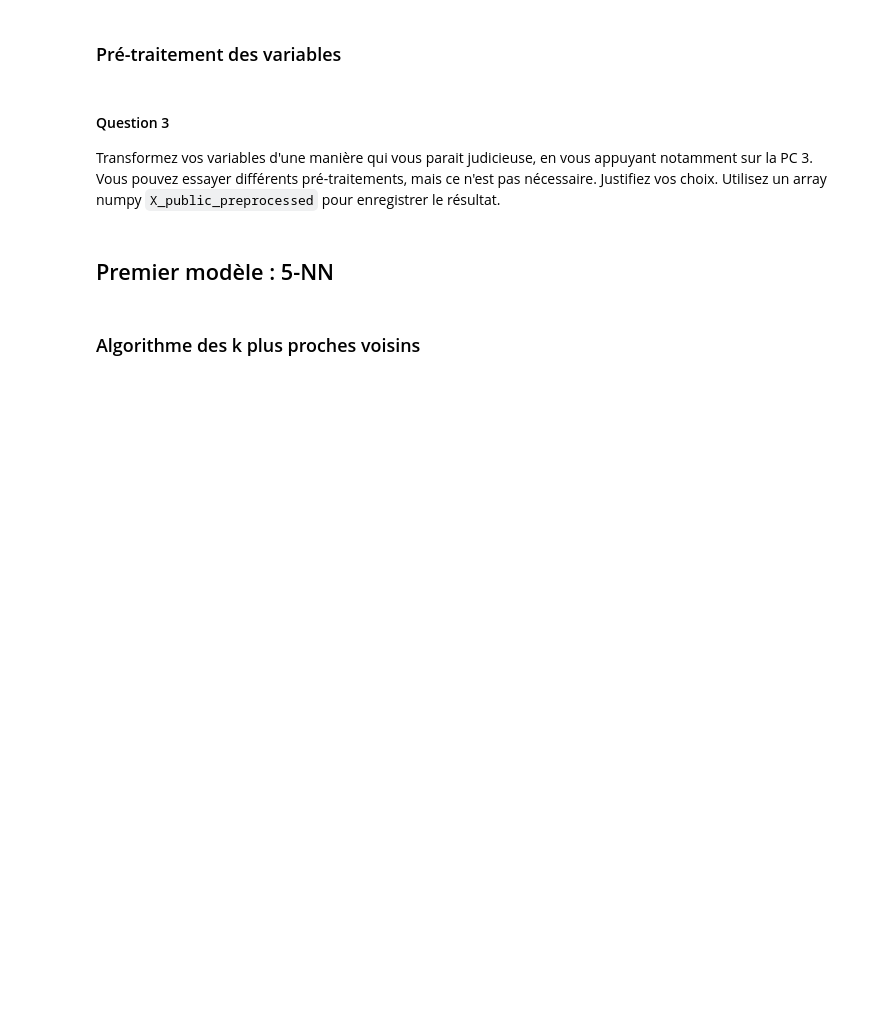
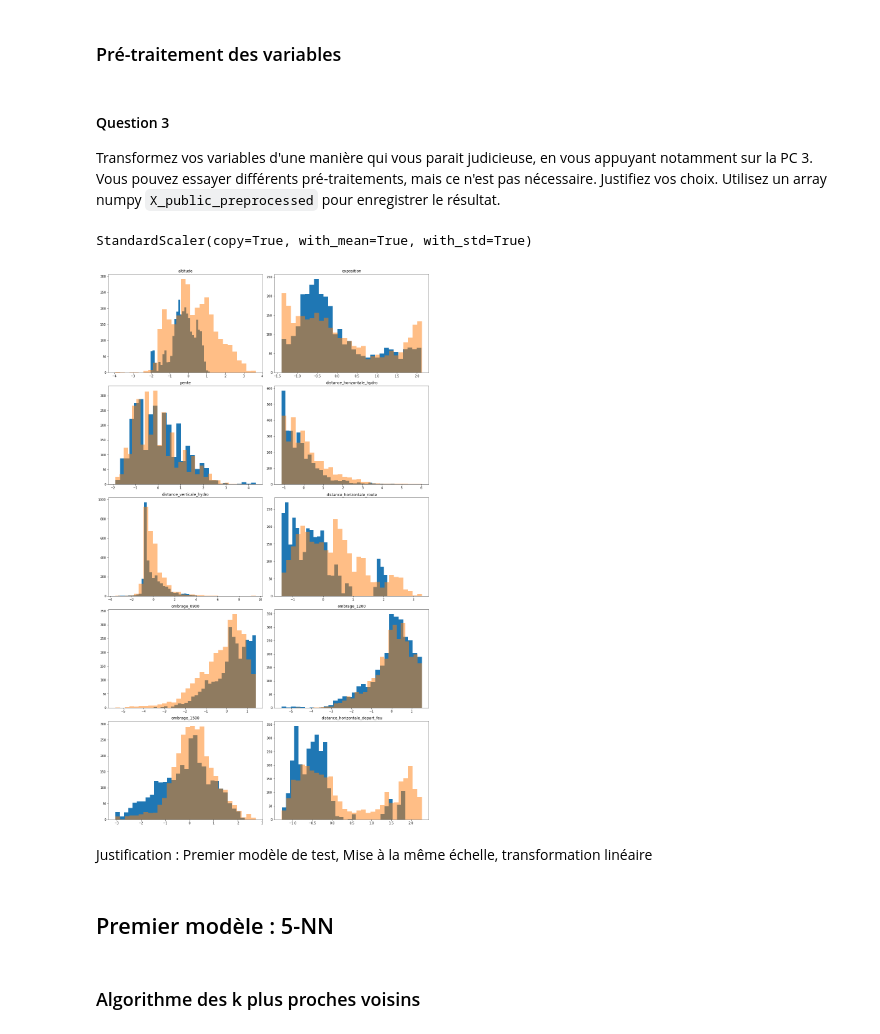
Before and after one commit to TristanCotillard/Projet_sdd, a Jupyter notebook: Projet.ipynb, the cells around one changed output. Cells and saved outputs as stored; diff of their text form; code cells hidden in the pictures; blank space fills up the shorter version.

```diff
--- a/Projet.ipynb
+++ b/Projet.ipynb
@@ -84,3 +126,31 @@ Transformez vos variables d'une manière qui vous parait judicieuse, en vous app
+# %%
+standard_scaler = preprocessing.StandardScaler()
+standard_scaler.fit(X_public)
+# %% [output]
+StandardScaler(copy=True, with_mean=True, with_std=True)
+# %%
+X_public_processed = standard_scaler.transform(X_public)
+# %%
+fig = plt.figure(figsize=(15, 25))
+pos_indices = np.where(y_public == 1)[0]
+
+neg_indices = np.where(y_public == 0)[0]
+
+# Histograms
+for (plot_idx, feat_idx) in enumerate(df_public.columns[:-1]):
+    # create a subplot in the (plot_idx+1) position of a 2x5 grid
+    ax = fig.add_subplot(5, 2, (plot_idx+1))
+    # plot the histogram of feat_idx
+    h_1 = ax.hist(X_public_processed[pos_indices, plot_idx], bins=30, edgecolor='none')
+    h_2 = ax.hist(X_public_processed[neg_indices, plot_idx], bins=30, edgecolor='none', alpha=0.5)
+    # use the name of the feature as a title for each histogram
+    ax.set_title(feat_idx)
+# espacement entre les subplots
+fig.tight_layout(pad=1.0)
+# %% [output]
+[figure, added]
+# %% [markdown]
+Justification : Premier modèle de test, Mise à la même échelle, transformation linéaire
 # %% [markdown]
 ## Premier modèle : 5-NN
 # %% [markdown]
```
Also changed, not shown: parts of 18 cells of this notebook.
